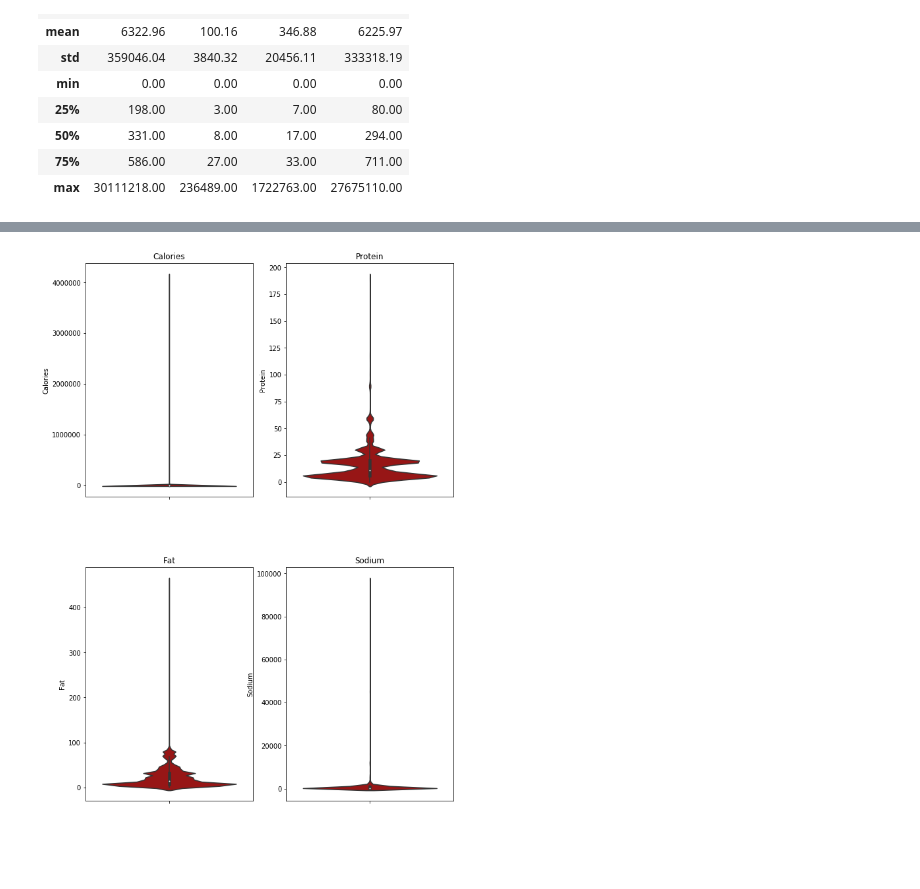
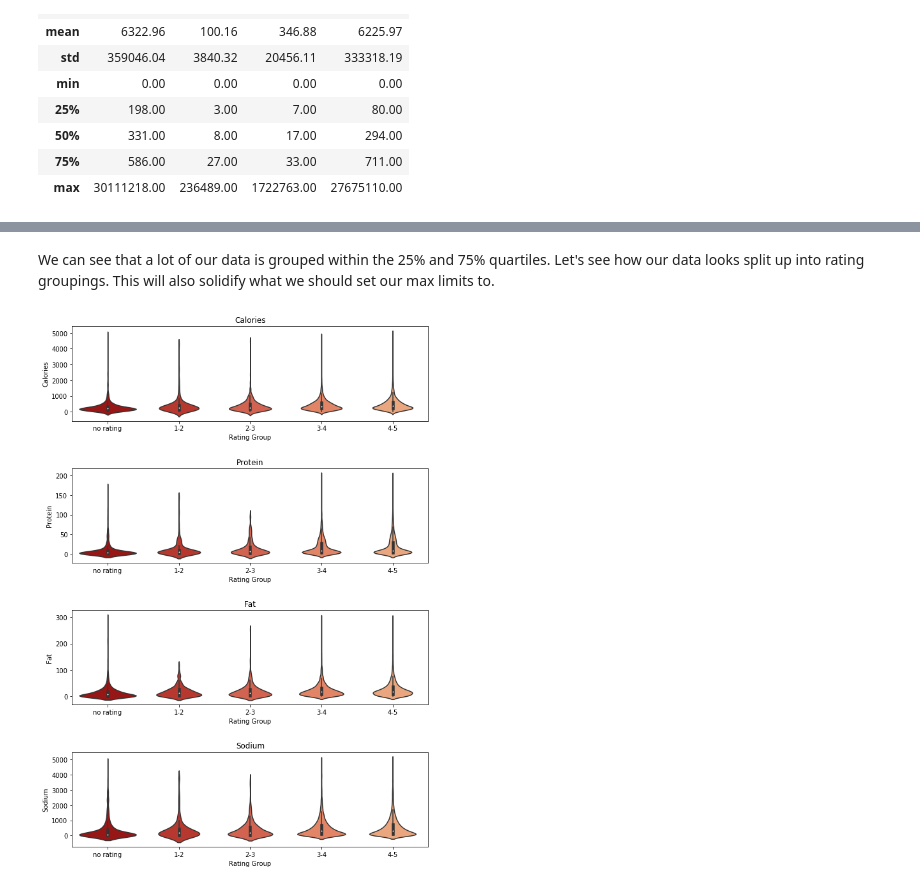
Before and after one commit to isabelvanzijl/Capstone-Project-2, a Jupyter notebook: Exploratory_Data_Analysis.ipynb, the cells around one changed output, grey strips where cells are left out. Cells and saved outputs as stored; diff of their text form; code cells hidden in the pictures; blank space fills up the shorter version.

```diff
--- a/Exploratory_Data_Analysis.ipynb
+++ b/Exploratory_Data_Analysis.ipynb
@@ -50,0 +49,14 @@ We have absurdly large max values and standard deviations because of it. Let's l
+# %%
+# violin plots for nutritional info
+fig = plt.figure()
+for k in range(4):
+    ax = fig.add_subplot(2,2,k+1)
+    fig.set_figheight(10)
+    fig.set_figwidth(10)
+    fig.subplots_adjust(wspace=.3)
+
+    col = nutritional_info[k]
+    sns.violinplot(data = df_full[col], orient='v')
+    ax.set_title(nutritional_info[k])
+
+# note 'Calories' and 'Sodium' are plotted with scientific notation
@@ -50,0 +65,17 @@ We have absurdly large max values and standard deviations because of it. Let's l
+# %%
+# we shouldn't include these outliers in our analysis
+
+# keep limits in list for easy access
+nutr_info_lim = [5000, 200, 300, 5000]
+
+# violin plots for nutritional info
+fig = plt.figure()
+for k in range(4):
+    ax = fig.add_subplot(2,2,k+1)
+    fig.set_figheight(10)
+    fig.set_figwidth(10)
+    fig.subplots_adjust(wspace=.3)
+
+    col = nutritional_info[k]
+    sns.violinplot(data = df_full.loc[df_full[col] < nutr_info_lim[k]][col], orient='v')
+    ax.set_title(nutritional_info[k])
@@ -51,13 +84,16 @@ We have absurdly large max values and standard deviations because of it. Let's l
+# %% [markdown]
+We can see that a lot of our data is grouped within the 25% and 75% quartiles. Let's see how our data looks split up into rating groupings. This will also solidify what we should set our max limits to.
 # %%
 fig = plt.figure()
 for k in range(4):
-    ax = fig.add_subplot(2,2,k+1)
+    ax = fig.add_subplot(4,1,k+1)
     fig.set_figheight(15)
     fig.set_figwidth(10)
-    fig.subplots_adjust(hspace=.3)
+    fig.subplots_adjust(hspace=.5)
 
     col = nutritional_info[k]
-    sns.violinplot(y = df_full[col], data = df_full[col], orient='v')
+    sns.violinplot(x='Rating Group', y=col, data=df_full.loc[df_full[col] < nutr_info_lim[k]],
+                   orient='v', order=['no rating', '1-2', '2-3', '3-4', '4-5'])
     ax.set_title(nutritional_info[k])
 # %% [output]
-[figure, old version]
+[figure, new version]
```
Also changed, not shown: parts of 11 cells of this notebook.
